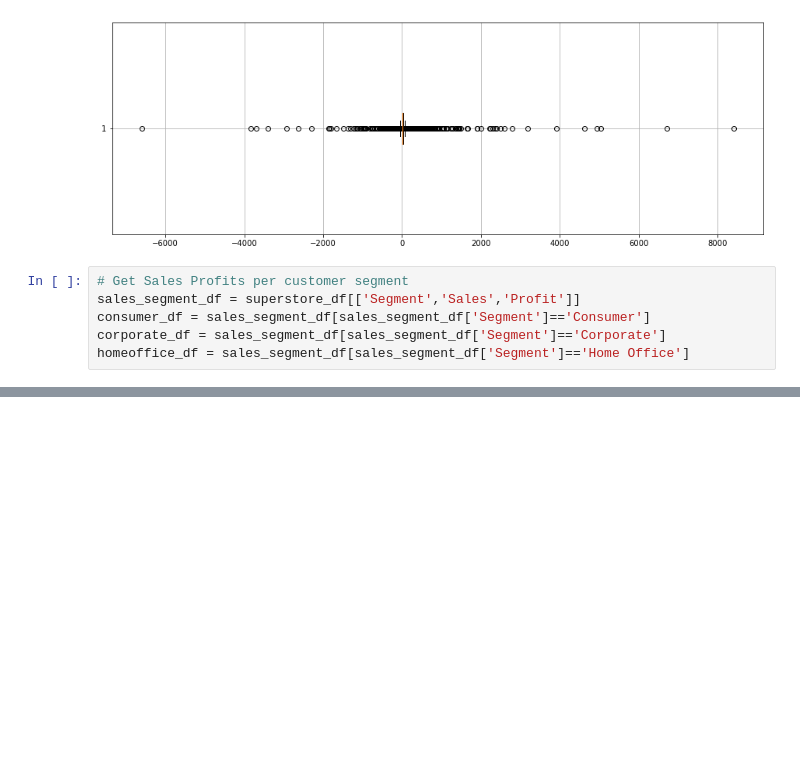
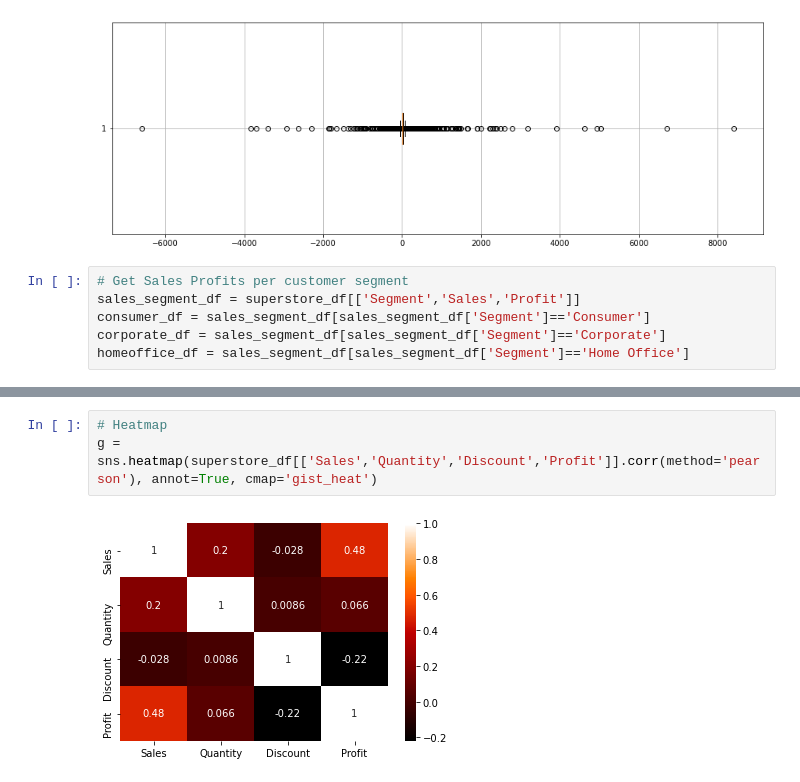
Before and after one commit to carrotdip/SuperStore, a Jupyter notebook: SuperStore_Analysis.ipynb, the cells around one changed output, grey strips where cells are left out. Cells and saved outputs as stored; diff of their text form; blank space fills up the shorter version.

```diff
--- a/SuperStore_Analysis.ipynb
+++ b/SuperStore_Analysis.ipynb
@@ -205,0 +220,5 @@ plt.show()
+# %%
+# Heatmap
+g = sns.heatmap(superstore_df[['Sales','Quantity','Discount','Profit']].corr(method='pearson'), annot=True, cmap='gist_heat')
+# %% [output]
+[figure, added]
```
Also changed, not shown: parts of 7 cells of this notebook, 1 other file.
